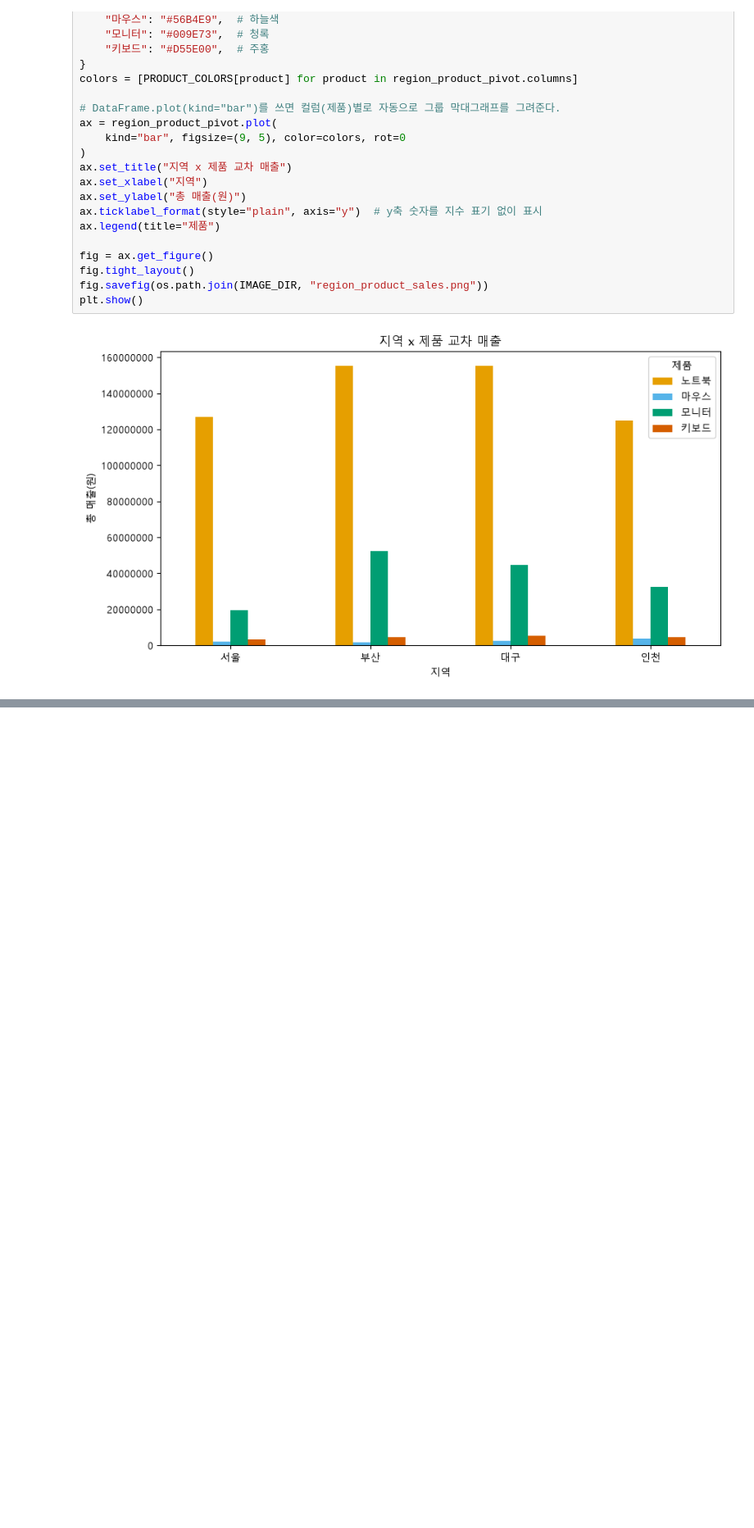
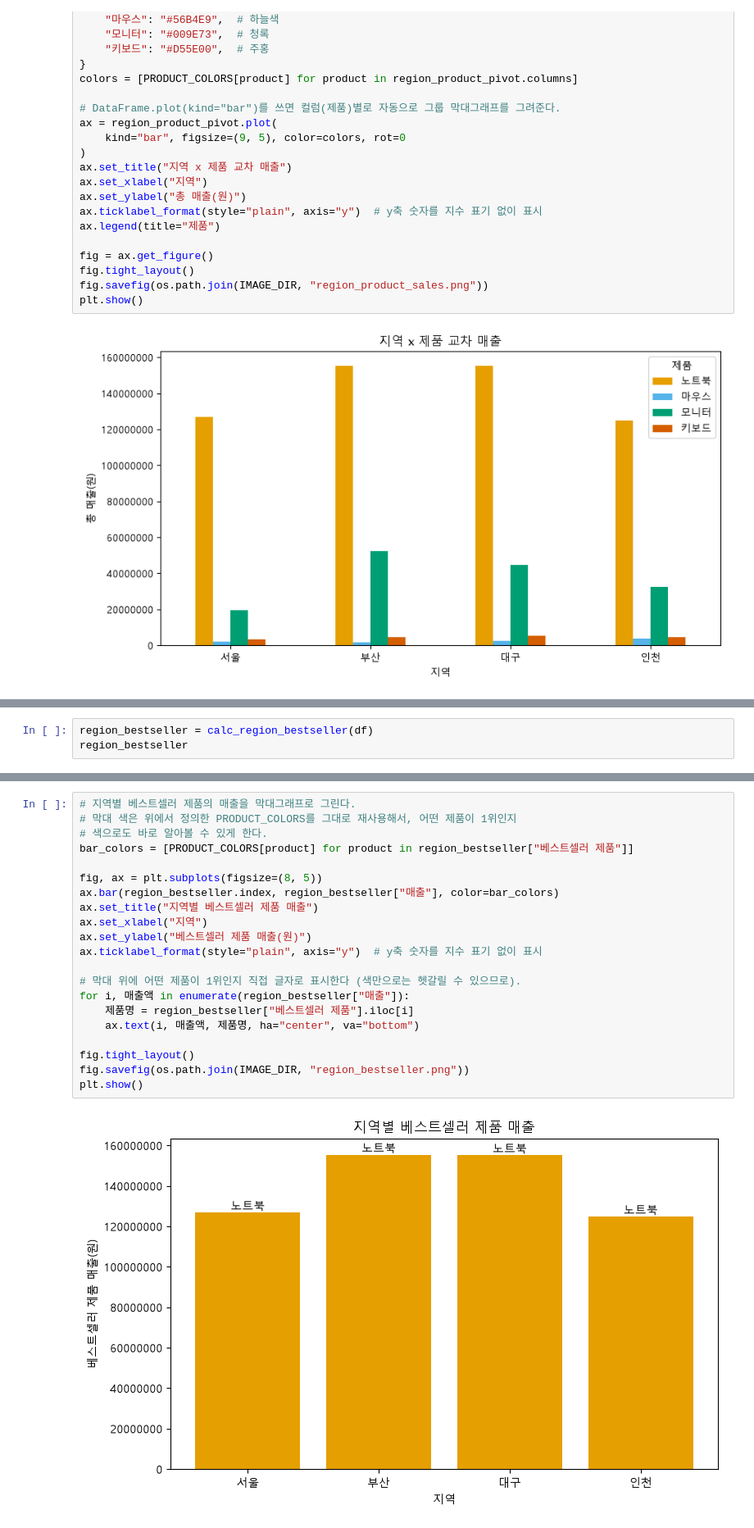
Before and after one commit to Changok66/claude-study, a Jupyter notebook: report.ipynb, the cells around one changed output, grey strips where cells are left out. Shown at 82% size. Drawn from its saved outputs; the diff is of its cells as text; blank space fills up the shorter version.

```diff
--- a/report.ipynb
+++ b/report.ipynb
@@ -219,0 +227,3 @@ plt.show()
+# %%
+region_bestseller = calc_region_bestseller(df)
+region_bestseller
@@ -219,0 +244,23 @@ plt.show()
+# %%
+# 지역별 베스트셀러 제품의 매출을 막대그래프로 그린다.
+# 막대 색은 위에서 정의한 PRODUCT_COLORS를 그대로 재사용해서, 어떤 제품이 1위인지
+# 색으로도 바로 알아볼 수 있게 한다.
+bar_colors = [PRODUCT_COLORS[product] for product in region_bestseller["베스트셀러 제품"]]
+
+fig, ax = plt.subplots(figsize=(8, 5))
+ax.bar(region_bestseller.index, region_bestseller["매출"], color=bar_colors)
+ax.set_title("지역별 베스트셀러 제품 매출")
+ax.set_xlabel("지역")
+ax.set_ylabel("베스트셀러 제품 매출(원)")
+ax.ticklabel_format(style="plain", axis="y")  # y축 숫자를 지수 표기 없이 표시
+
+# 막대 위에 어떤 제품이 1위인지 직접 글자로 표시한다 (색만으로는 헷갈릴 수 있으므로).
+for i, 매출액 in enumerate(region_bestseller["매출"]):
+    제품명 = region_bestseller["베스트셀러 제품"].iloc[i]
+    ax.text(i, 매출액, 제품명, ha="center", va="bottom")
+
+fig.tight_layout()
+fig.savefig(os.path.join(IMAGE_DIR, "region_bestseller.png"))
+plt.show()
+# %% [output]
+[figure, added]
```
Also changed, not shown: parts of 15 cells of this notebook, 9 other files.
